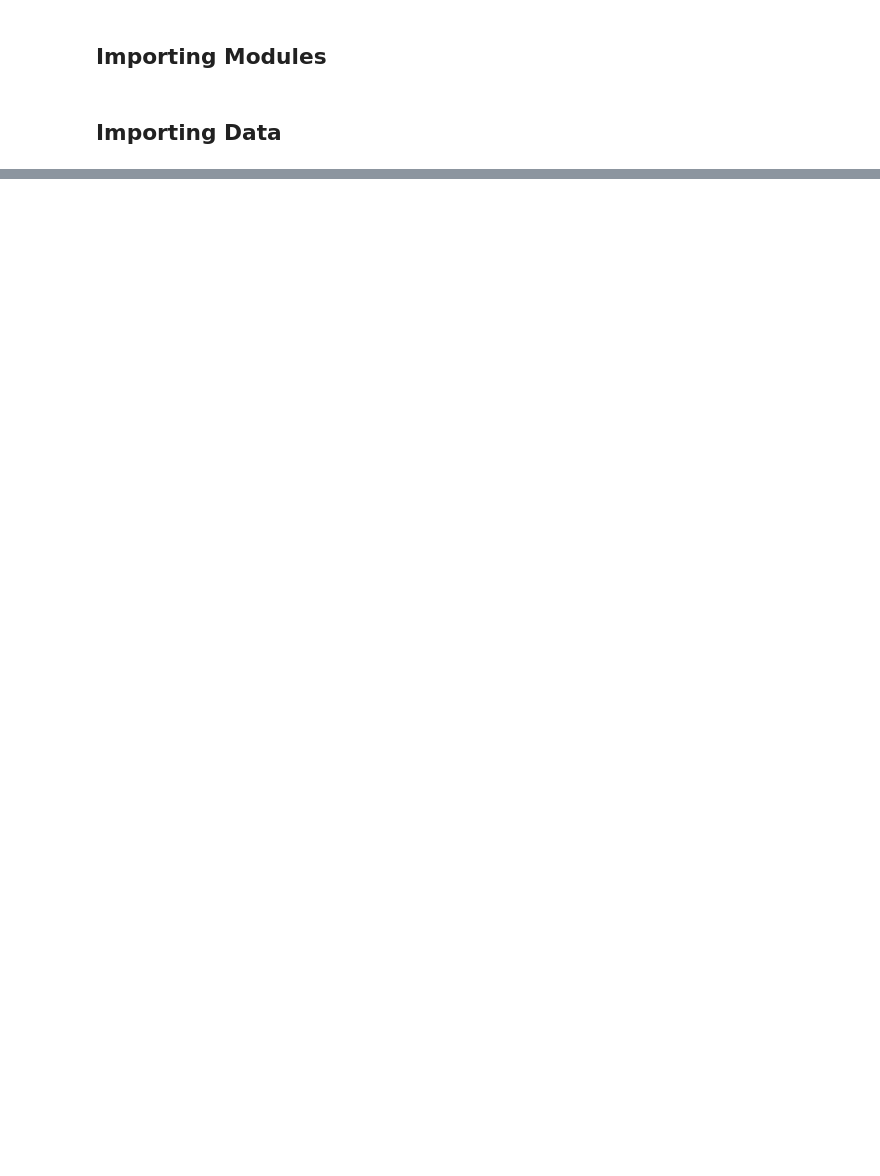
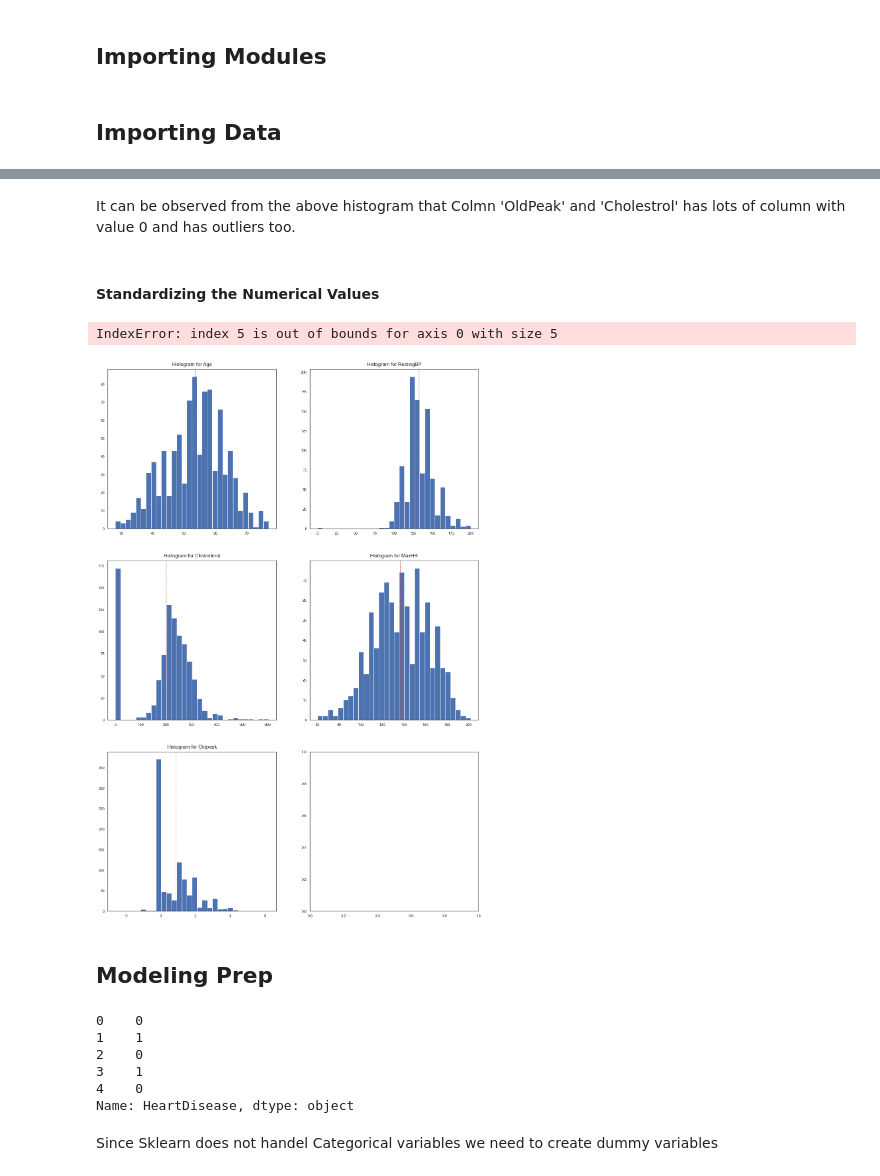
Before and after one commit to ShivaniTyagi1206/Heart-Disease-Classification-Models, a Jupyter notebook: Code/Heart Disease Classification Models.ipynb, the cells around one changed output, grey strips where cells are left out. Saved outputs shown, nothing was run; the diff lists cells and outputs as text; code cells hidden in the pictures; blank space fills up the shorter version.

```diff
--- a/Code/Heart Disease Classification Models.ipynb
+++ b/Code/Heart Disease Classification Models.ipynb
@@ -46,0 +201,36 @@ df.head(5)
+# %% [markdown]
+It can be observed from the above histogram that Colmn 'OldPeak' and 'Cholestrol' has lots of column with value 0 and has outliers too.
+# %% [markdown]
+#### Standardizing the Numerical Values
+# %%
+# Visualizing Numerical Columns
+ncol = df.columns[df.dtypes !='object'].values
+fig, axes= plt.subplots(nrows=3, ncols=2, figsize = (20,30))
+
+for i, x in enumerate(axes.flat):
+    col = ncol[i]
+    df[col].hist(bins=30, ax=x, grid=False)
+    x.set_title(f"Histogram for {col}", size = 15, pad = 10)
+    x.axvline(df[col].mean(), color='r', linestyle='dashed', linewidth=1)
+# %% [output]
+IndexError: index 5 is out of bounds for axis 0 with size 5
+[figure, added]
+# %% [markdown]
+## Modeling Prep
+# %%
+# Columns with independent Variable
+X = df.drop('HeartDisease', axis = 1)
+X.head()
+
+# Columns with Dependent (Response) Variable
+Y = df['HeartDisease']
+Y.head()
+# %% [output]
+0    0
+1    1
+2    0
+3    1
+4    0
+Name: HeartDisease, dtype: object
+# %% [markdown]
+Since Sklearn does not handel Categorical variables we need to create dummy variables
```
Also changed, not shown: parts of 53 cells of this notebook.
